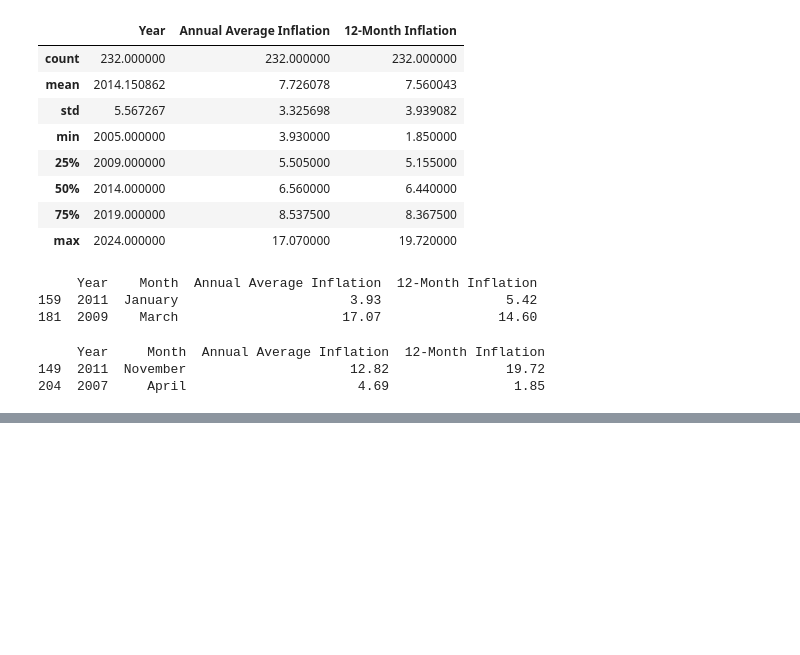
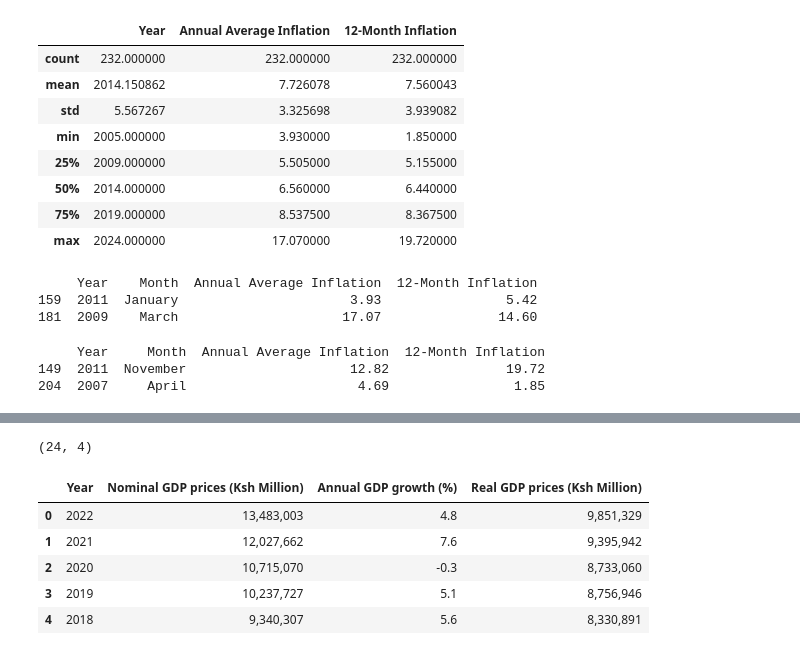
Before and after one commit to PerisN/Predicting-the-rate-of-Inflation-in-Kenya, a Jupyter notebook: notebooks/cleaning_exploration.ipynb, the cells around one changed output, grey strips where cells are left out. Drawn from its saved outputs; the diff is of its cells as text; code cells hidden in the pictures; blank space fills up the shorter version.

```diff
--- a/notebooks/cleaning_exploration.ipynb
+++ b/notebooks/cleaning_exploration.ipynb
@@ -77,6 +117,14 @@ df_inf.boxplot(column=['Annual Average Inflation', '12-Month Inflation'], by='Ye
 # %%
-# Read inflation rate data
-df_inf = pd.read_csv("/content/Inflation Rates.csv")
+# Read Annual GDP data
+df_gdp = pd.read_csv("/content/Annual GDP.csv")
 
-print(df_inf.shape)
-df_inf.head()
+print(df_gdp.shape)
+df_gdp.head()
+# %% [output]
+(24, 4)
+|  | Year | Nominal GDP prices (Ksh Million) | Annual GDP growth (%) | Real GDP prices (Ksh Million) |
+| 0 | 2022 | 13,483,003 | 4.8 | 9,851,329 |
+| 1 | 2021 | 12,027,662 | 7.6 | 9,395,942 |
+| 2 | 2020 | 10,715,070 | -0.3 | 8,733,060 |
+| 3 | 2019 | 10,237,727 | 5.1 | 8,756,946 |
+| 4 | 2018 | 9,340,307 | 5.6 | 8,330,891 |
```
Also changed, not shown: parts of 11 cells of this notebook.
